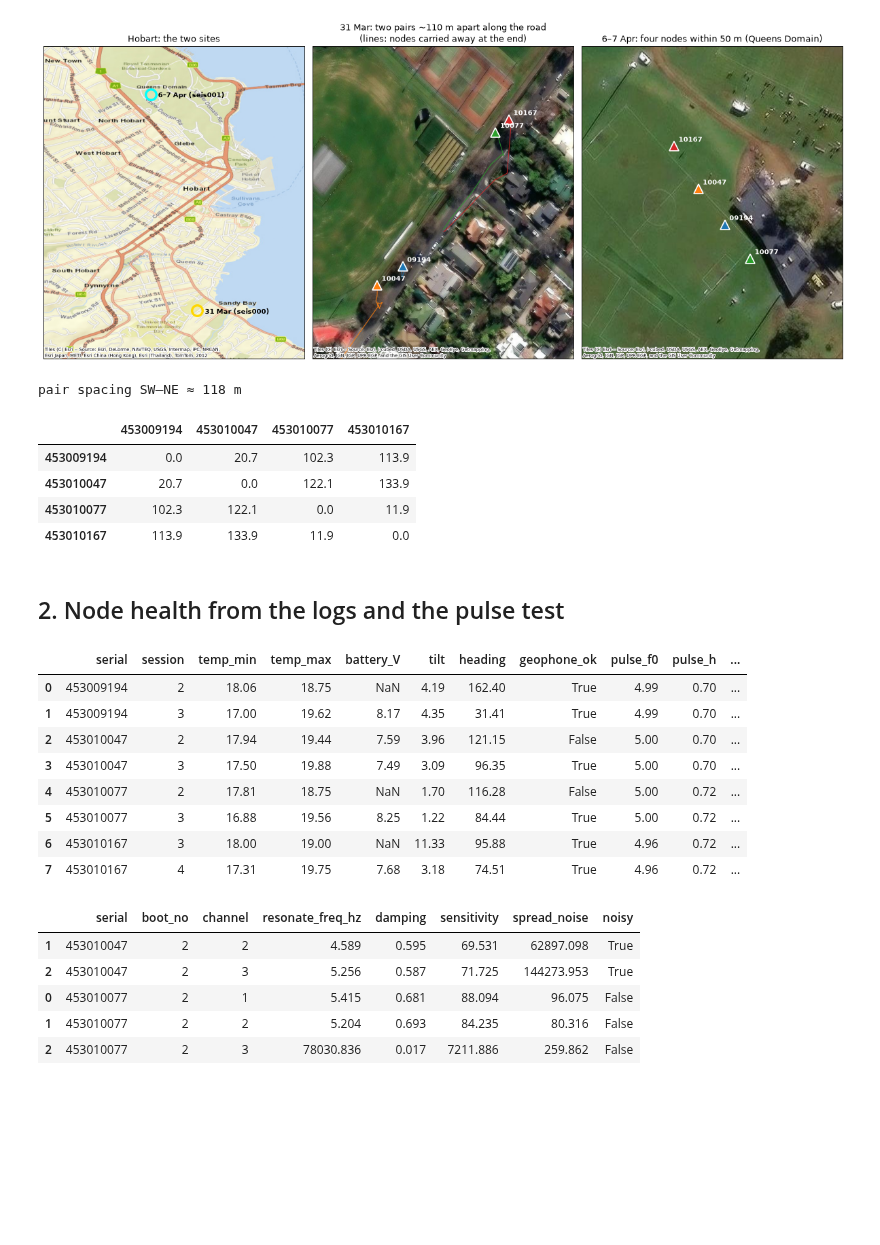
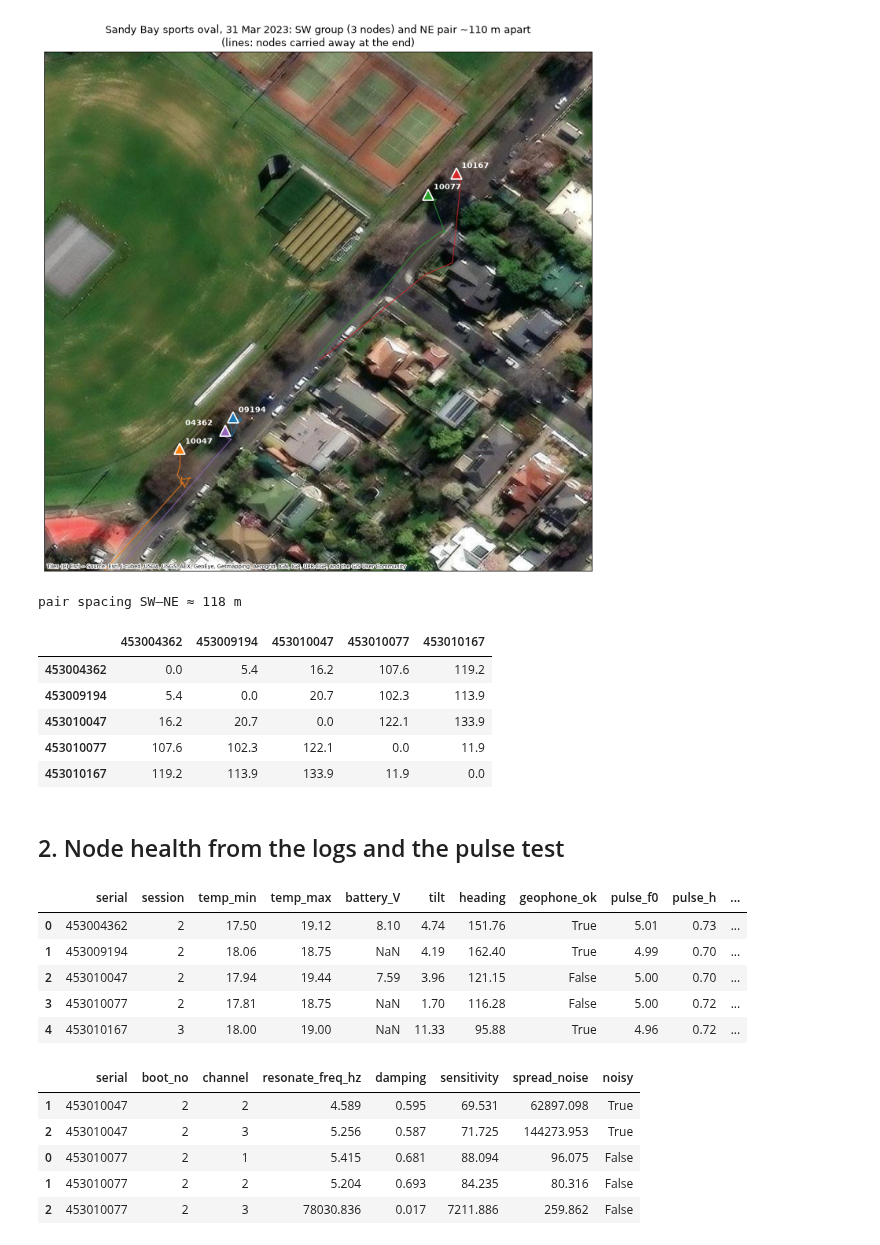
Before and after one commit to TobbeTripitaka/node_toolbox, a Jupyter notebook: notebooks/break_test.ipynb, the cells around one changed output. Cells and saved outputs as stored; diff of their text form; code cells hidden in the pictures; blank space fills up the shorter version.

Commit message:
Break test: keep only the 31 Mar Sandy Bay oval recording, add node 453004362, single site map

```diff
--- a/notebooks/break_test.ipynb
+++ b/notebooks/break_test.ipynb
@@ -23,8 +18,8 @@ plt.rcParams["figure.dpi"] = 80
 
 BT = Path("../data/break_test")
 SERIALS = sorted(p.name for p in BT.iterdir() if p.is_dir())
-COL = dict(zip(SERIALS, ["C0", "C1", "C2", "C3"]))
-def dld_file(serial, session, comp="Z"):
+COL = dict(zip(SERIALS, ["C4", "C0", "C1", "C2", "C3"]))
+def dld_file(serial, session=0, comp="Z"):
     return next((BT / serial).glob(f"*/seis{session:03d}{comp}.DLD"))
 def read3(serial, session, t0=None, t1=None):
     st = Stream()
@@ -41,5 +36,5 @@ Positions come from the GPS fixes in the DLD time tags (one per 1000 samples = e
 # %%
 deps = loc.build_deployments_from_dld(BT)
-deps["site"] = np.where(deps.session == 0, "31 Mar (seis000)", "6–7 Apr (seis001)")
-deps[["deployment_id", "site", "start", "end", "latitude", "longitude", "elevation", "median_offset_m", "max_offset_m"]]
+deps = deps[deps.session == 0].reset_index(drop=True)
+deps[["deployment_id", "start", "end", "latitude", "longitude", "elevation", "median_offset_m", "max_offset_m"]]
 # %% [output]
@@ -72,50 +65,42 @@ Name: first position > 20 m from install (31 Mar), dtype: datetime64[us, UTC]
 # %%
 def site_map(ax, d, pad=40, zoom=19, title="", tracks=None):
     g = gpd.GeoDataFrame(d, geometry=gpd.points_from_xy(d.longitude, d.latitude), crs=4326).to_crs(3857)
     if tracks is not None:
         for s, tr in tracks.items():
             tg = gpd.GeoSeries(gpd.points_from_xy(tr.longitude, tr.latitude), crs=4326).to_crs(3857)
             ax.plot(tg.x, tg.y, "-", color=COL[s], lw=1, alpha=.8)
     for _, r in g.iterrows():
         ax.plot(r.geometry.x, r.geometry.y, "^", ms=12, color=COL[r.serial], mec="w", mew=1.5)
-        ax.annotate(r.serial[-5:], (r.geometry.x, r.geometry.y), xytext=(6, 6), textcoords="offset points",
+        ax.annotate(r.serial[-5:], (r.geometry.x, r.geometry.y), xytext=(-46, 6) if r.serial == "453004362" else (6, 6), textcoords="offset points",
                     color="w", fontsize=9, fontweight="bold")
     b = g.total_bounds
     ax.set_xlim(b[0] - pad, b[2] + pad); ax.set_ylim(b[1] - pad, b[3] + pad)
     cx.add_basemap(ax, source=cx.providers.Esri.WorldImagery, zoom=zoom, attribution_size=6)
     ax.set_title(title); ax.set_xticks([]); ax.set_yticks([])
     return g
 
-fig = plt.figure(figsize=(15, 6.5))
-ax0 = fig.add_subplot(1, 3, 1); ax1 = fig.add_subplot(1, 3, 2); ax2 = fig.add_subplot(1, 3, 3)
-# overview
-g = gpd.GeoDataFrame(deps.groupby("site")[["latitude", "longitude"]].mean().reset_index())
-g = gpd.GeoDataFrame(g, geometry=gpd.points_from_xy(g.longitude, g.latitude), crs=4326).to_crs(3857)
-for (_, r), c in zip(g.iterrows(), ["gold", "cyan"]):
-    ax0.plot(r.geometry.x, r.geometry.y, "o", ms=14, mfc="none", mec=c, mew=3)
-    ax0.annotate(r.site, (r.geometry.x, r.geometry.y), xytext=(10, -4), textcoords="offset points", fontsize=9, fontweight="bold")
-b = g.total_bounds; ax0.set_xlim(b[0] - 1800, b[2] + 1800); ax0.set_ylim(b[1] - 1200, b[3] + 1200)
-cx.add_basemap(ax0, source=cx.providers.Esri.WorldStreetMap, attribution_size=6)
-ax0.set_title("Hobart: the two sites"); ax0.set_xticks([]); ax0.set_yticks([])
+fig, ax = plt.subplots(figsize=(9, 9))
 tracks = {s: moves(s, 0)[0] for s in SERIALS}
-site_map(ax1, deps[deps.session == 0], pad=60, title="31 Mar: two pairs ~110 m apart along the road\n(lines: nodes carried away at the end)", tracks=tracks)
-site_map(ax2, deps[deps.session == 1], pad=45, zoom=19, title="6–7 Apr: four nodes within 50 m (Queens Domain)")
+site_map(ax, deps, pad=60, title="Sandy Bay sports oval, 31 Mar 2023: SW group (3 nodes) and NE pair ~110 m apart\n(lines: nodes carried away at the end)", tracks=tracks)
 plt.tight_layout()
 # %% [output]
-[figure, old version]
+[figure, new version]
 # %%
 d0 = deps[deps.session == 0].set_index("serial")
 dist = pd.DataFrame({a: {b: loc.distance_m(d0.latitude[a], d0.longitude[a], d0.latitude[b], d0.longitude[b]) for b in SERIALS} for a in SERIALS}).round(1)
-SW, NE = ["453009194", "453010047"], ["453010077", "453010167"]
+SW_GROUP = ["453009194", "453004362", "453010047"]       # 453004362 stands 5 m from 453009194
+SW, NE = ["453009194", "453010047"], ["453010077", "453010167"]   # pairs used for detection (21 m and 12 m)
+GROUP = {"SW": SW_GROUP, "NE": NE}
 PAIR_DIST = float(np.mean([dist.loc[a, b] for a in SW for b in NE]))
 print(f"pair spacing SW–NE ≈ {PAIR_DIST:.0f} m"); dist
 # %% [output]
 pair spacing SW–NE ≈ 118 m
-|  | 453009194 | 453010047 | 453010077 | 453010167 |
-| 453009194 | 0.0 | 20.7 | 102.3 | 113.9 |
-| 453010047 | 20.7 | 0.0 | 122.1 | 133.9 |
-| 453010077 | 102.3 | 122.1 | 0.0 | 11.9 |
-| 453010167 | 113.9 | 133.9 | 11.9 | 0.0 |
+|  | 453004362 | 453009194 | 453010047 | 453010077 | 453010167 |
+| 453004362 | 0.0 | 5.4 | 16.2 | 107.6 | 119.2 |
+| 453009194 | 5.4 | 0.0 | 20.7 | 102.3 | 113.9 |
+| 453010047 | 16.2 | 20.7 | 0.0 | 122.1 | 133.9 |
+| 453010077 | 107.6 | 102.3 | 122.1 | 0.0 | 11.9 |
+| 453010167 | 119.2 | 113.9 | 133.9 | 11.9 | 0.0 |
 # %% [markdown]
 ## 2. Node health from the logs and the pulse test
 # %%
@@ -127,8 +112,8 @@ for s in SERIALS:
     p = node["pulse"].set_index("axis")
     qc = node["qc"]
     for ses, g in df.groupby("session"):
-        if g.temperature.notna().sum() == 0:
-            continue
+        if g.temperature.notna().sum() == 0 or g.index.min().date() != pd.Timestamp("2023-03-31").date():
+            continue           # the logs also hold a later recording; only the 31 March power-up is used
         rows.append(dict(serial=s, session=int(ses), temp_min=g.temperature.min(), temp_max=g.temperature.max(),
                          battery_V=g.voltage.dropna().iloc[-1] if g.voltage.notna().any() else np.nan,
                          tilt=g.tilted_angle.median(), heading=so.circular_mean(g.ecompass_north.dropna() % 360),
@@ -137,13 +122,10 @@ for s in SERIALS:
 health = pd.DataFrame(rows); health.round(2)
 # %% [output]
 |  | serial | session | temp_min | temp_max | battery_V | tilt | heading | geophone_ok | pulse_f0 | pulse_h | ... |
-| 0 | 453009194 | 2 | 18.06 | 18.75 | NaN | 4.19 | 162.40 | True | 4.99 | 0.70 | ... |
-| 1 | 453009194 | 3 | 17.00 | 19.62 | 8.17 | 4.35 | 31.41 | True | 4.99 | 0.70 | ... |
+| 0 | 453004362 | 2 | 17.50 | 19.12 | 8.10 | 4.74 | 151.76 | True | 5.01 | 0.73 | ... |
+| 1 | 453009194 | 2 | 18.06 | 18.75 | NaN | 4.19 | 162.40 | True | 4.99 | 0.70 | ... |
 | 2 | 453010047 | 2 | 17.94 | 19.44 | 7.59 | 3.96 | 121.15 | False | 5.00 | 0.70 | ... |
-| 3 | 453010047 | 3 | 17.50 | 19.88 | 7.49 | 3.09 | 96.35 | True | 5.00 | 0.70 | ... |
-| 4 | 453010077 | 2 | 17.81 | 18.75 | NaN | 1.70 | 116.28 | False | 5.00 | 0.72 | ... |
-| 5 | 453010077 | 3 | 16.88 | 19.56 | 8.25 | 1.22 | 84.44 | True | 5.00 | 0.72 | ... |
-| 6 | 453010167 | 3 | 18.00 | 19.00 | NaN | 11.33 | 95.88 | True | 4.96 | 0.72 | ... |
-| 7 | 453010167 | 4 | 17.31 | 19.75 | 7.68 | 3.18 | 74.51 | True | 4.96 | 0.72 | ... |
+| 3 | 453010077 | 2 | 17.81 | 18.75 | NaN | 1.70 | 116.28 | False | 5.00 | 0.72 | ... |
+| 4 | 453010167 | 3 | 18.00 | 19.00 | NaN | 11.33 | 95.88 | True | 4.96 | 0.72 | ... |
 # %%
 allqc = pd.concat([sn.geophone_qc(sl.read_device_info(next((BT / s).iterdir()) / "DigiSolo.LOG")) for s in SERIALS])
```
Also changed, not shown: parts of 22 cells of this notebook, 27 other files.
